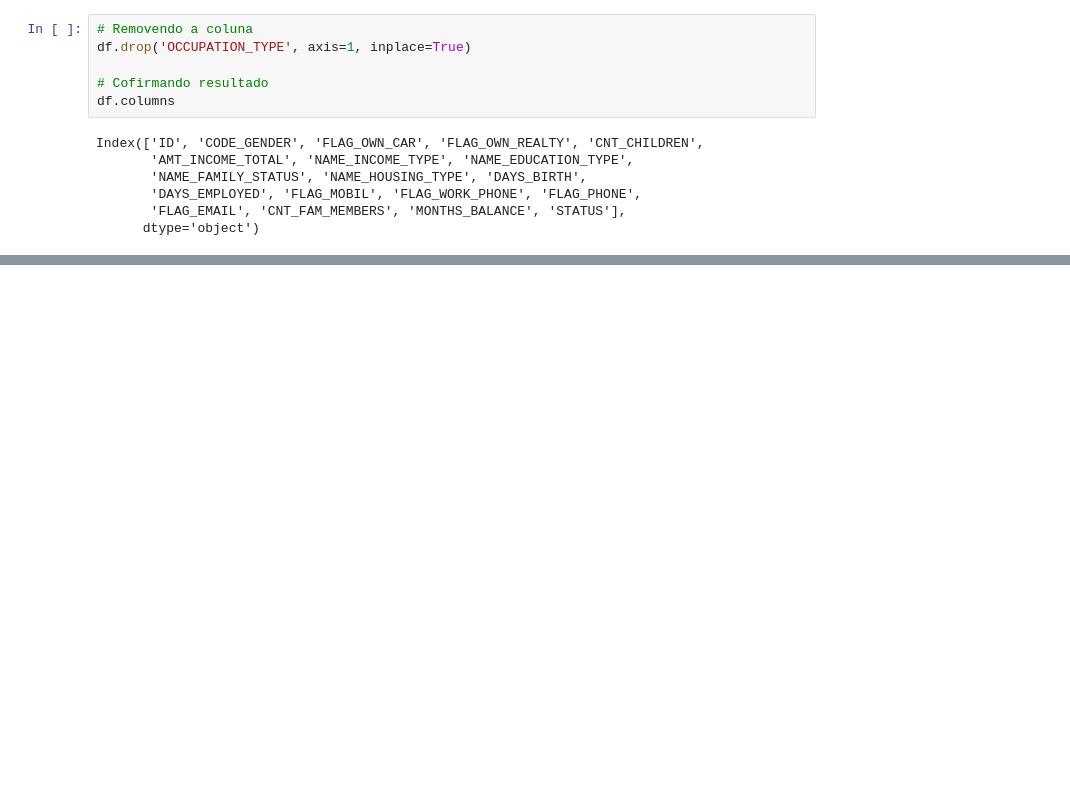
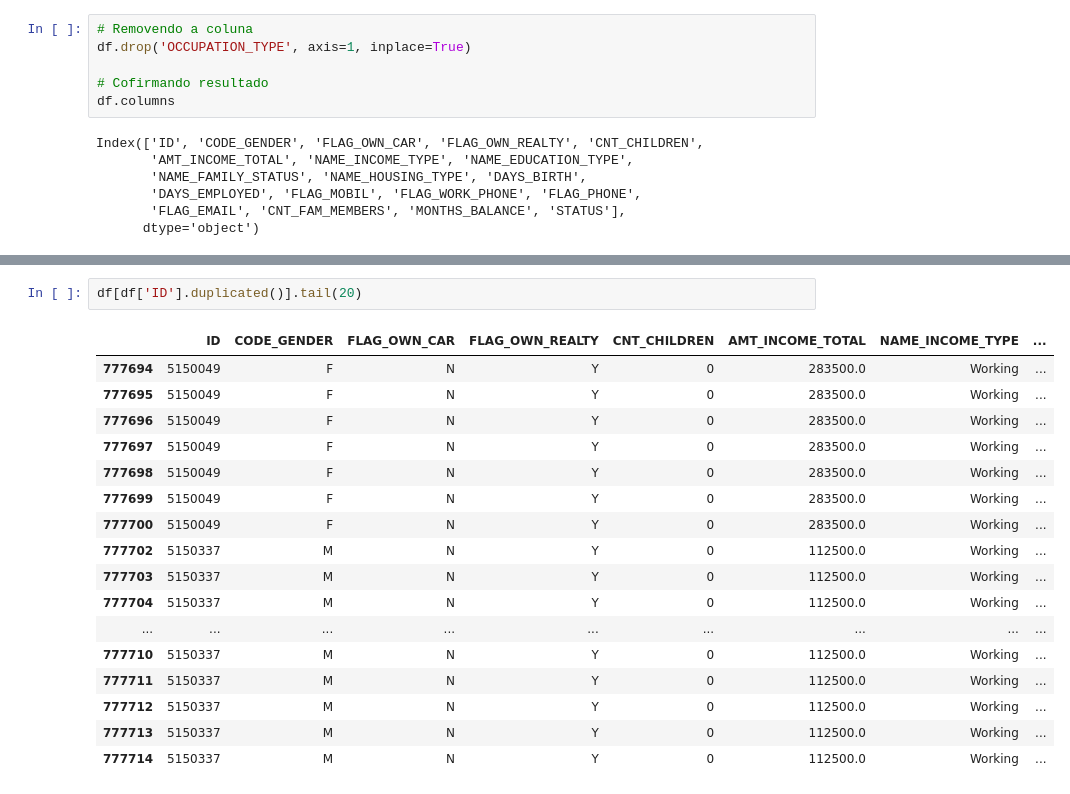
Before and after one commit to RodrigoD4v/credit-crad-risk-analysis, a Jupyter notebook: notebooks/credit_card_approval.ipynb, the cells around one changed output, grey strips where cells are left out. Cells and saved outputs as stored; diff of their text form; blank space fills up the shorter version.

```diff
--- a/notebooks/credit_card_approval.ipynb
+++ b/notebooks/credit_card_approval.ipynb
@@ -241,0 +294,20 @@ Index(['ID', 'CODE_GENDER', 'FLAG_OWN_CAR', 'FLAG_OWN_REALTY', 'CNT_CHILDREN',
+# %%
+df[df['ID'].duplicated()].tail(20)
+# %% [output]
+|  | ID | CODE_GENDER | FLAG_OWN_CAR | FLAG_OWN_REALTY | CNT_CHILDREN | AMT_INCOME_TOTAL | NAME_INCOME_TYPE | ... |
+| 777694 | 5150049 | F | N | Y | 0 | 283500.0 | Working | ... |
+| 777695 | 5150049 | F | N | Y | 0 | 283500.0 | Working | ... |
+| 777696 | 5150049 | F | N | Y | 0 | 283500.0 | Working | ... |
+| 777697 | 5150049 | F | N | Y | 0 | 283500.0 | Working | ... |
+| 777698 | 5150049 | F | N | Y | 0 | 283500.0 | Working | ... |
+| 777699 | 5150049 | F | N | Y | 0 | 283500.0 | Working | ... |
+| 777700 | 5150049 | F | N | Y | 0 | 283500.0 | Working | ... |
+| 777702 | 5150337 | M | N | Y | 0 | 112500.0 | Working | ... |
+| 777703 | 5150337 | M | N | Y | 0 | 112500.0 | Working | ... |
+| 777704 | 5150337 | M | N | Y | 0 | 112500.0 | Working | ... |
+| ... | ... | ... | ... | ... | ... | ... | ... | ... |
+| 777710 | 5150337 | M | N | Y | 0 | 112500.0 | Working | ... |
+| 777711 | 5150337 | M | N | Y | 0 | 112500.0 | Working | ... |
+| 777712 | 5150337 | M | N | Y | 0 | 112500.0 | Working | ... |
+| 777713 | 5150337 | M | N | Y | 0 | 112500.0 | Working | ... |
+| 777714 | 5150337 | M | N | Y | 0 | 112500.0 | Working | ... |
```
Also changed, not shown: parts of 7 cells of this notebook.
